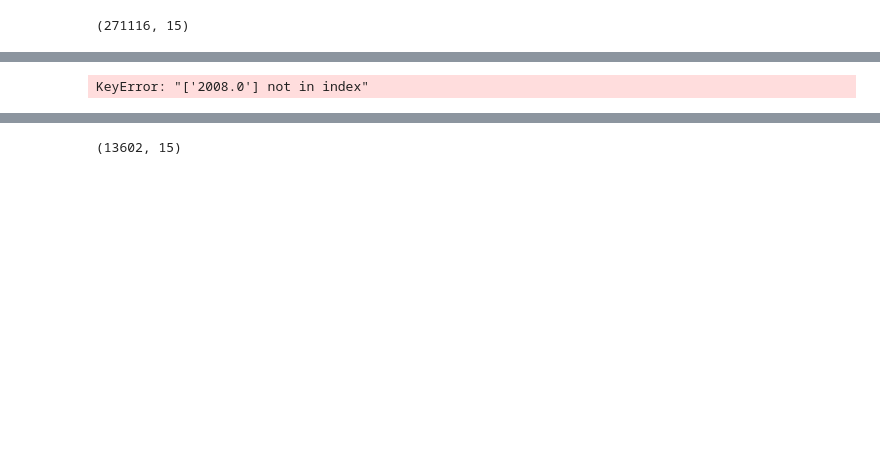
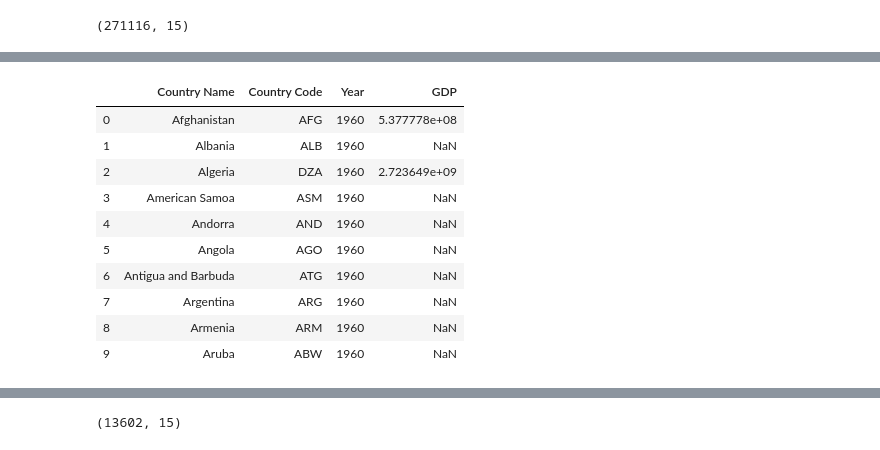
Before and after one commit to OMcPhillips/DataScienceInPracticeProject, a Jupyter notebook: GDP_athlete.ipynb, the cells around one changed output, grey strips where cells are left out. Cells and saved outputs as stored; diff of their text form; code cells hidden in the pictures; blank space fills up the shorter version.

```diff
--- a/GDP_athlete.ipynb
+++ b/GDP_athlete.ipynb
@@ -41,4 +36,0 @@ print (GDP.columns.tolist())
-# %%
-GDP_2008 = GDP[['Country Code', 'Indicator Name', '2008.0']]
-# %% [output]
-KeyError: "['2008.0'] not in index"
@@ -44,0 +41,14 @@ KeyError: "['2008.0'] not in index"
+# %%
+GDP.head(10)
+# %% [output]
+|  | Country Name | Country Code | Year | GDP |
+| 0 | Afghanistan | AFG | 1960 | 5.377778e+08 |
+| 1 | Albania | ALB | 1960 | NaN |
+| 2 | Algeria | DZA | 1960 | 2.723649e+09 |
+| 3 | American Samoa | ASM | 1960 | NaN |
+| 4 | Andorra | AND | 1960 | NaN |
+| 5 | Angola | AGO | 1960 | NaN |
+| 6 | Antigua and Barbuda | ATG | 1960 | NaN |
+| 7 | Argentina | ARG | 1960 | NaN |
+| 8 | Armenia | ARM | 1960 | NaN |
+| 9 | Aruba | ABW | 1960 | NaN |
```
Also changed, not shown: parts of 12 cells of this notebook.
